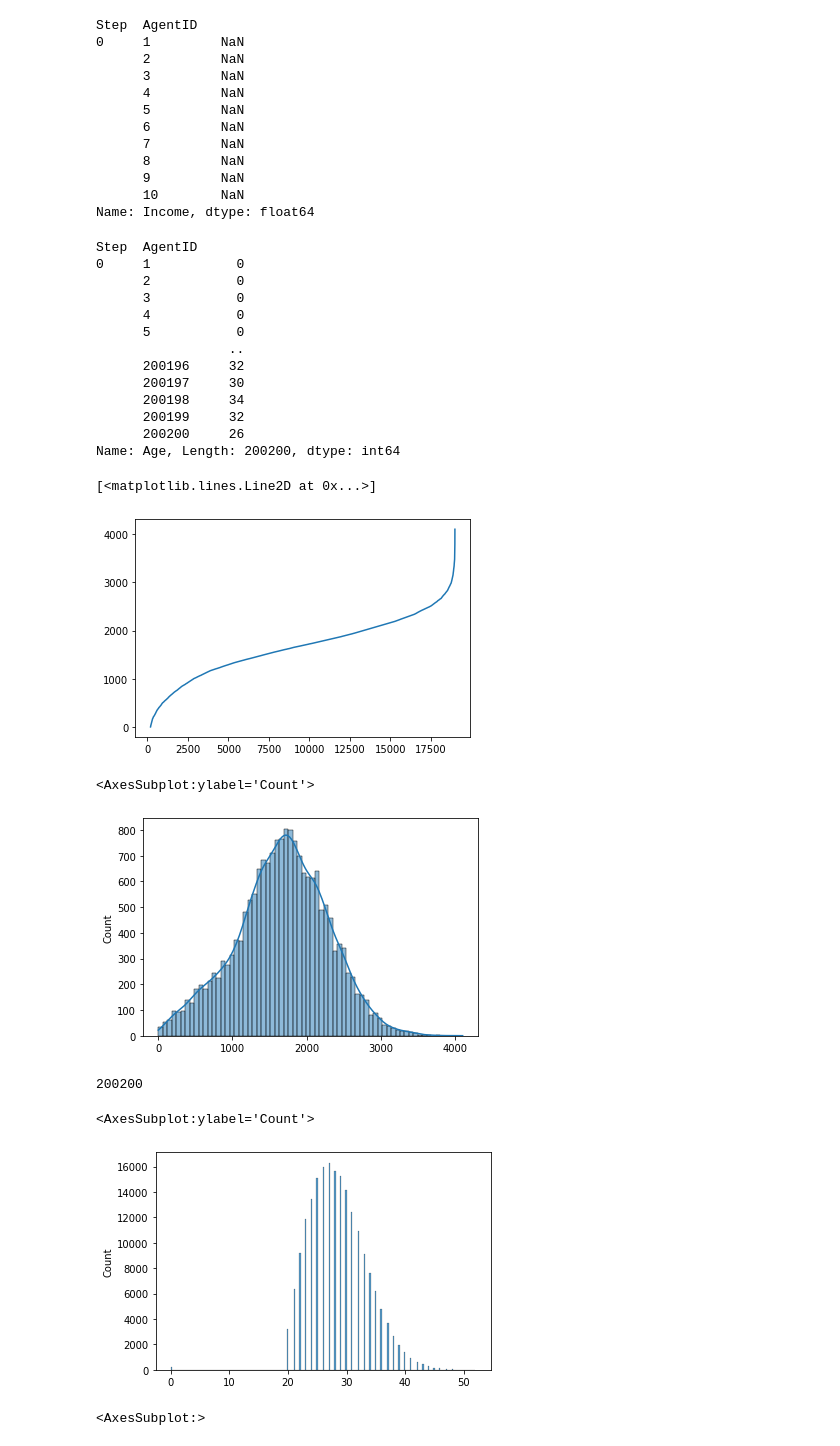
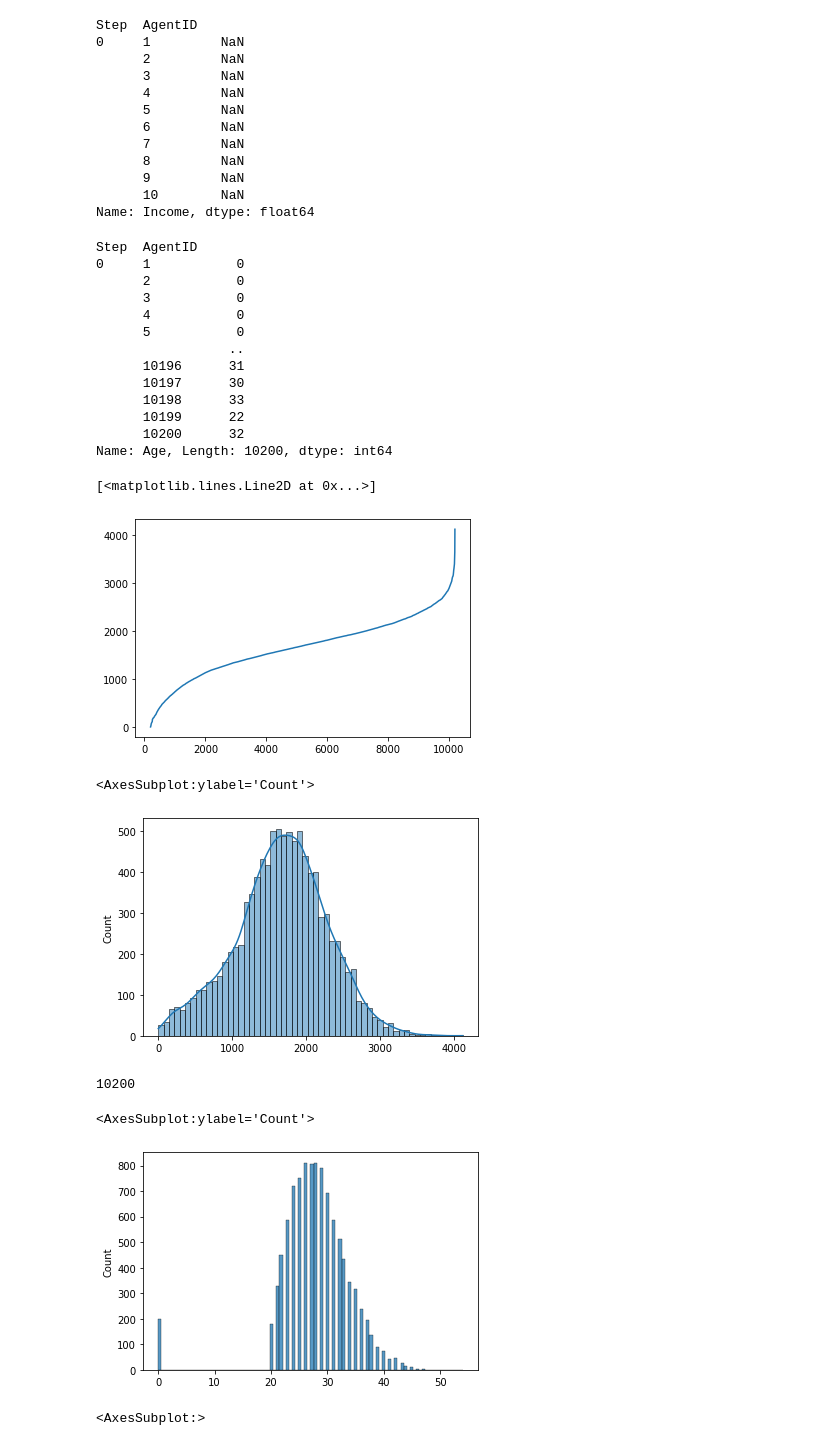
Before and after one commit to Caesar-blip/ABM, a Jupyter notebook: tests.ipynb, the cells around one changed output. Drawn from its saved outputs; the diff is of its cells as text; code cells hidden in the pictures.

```diff
--- a/tests.ipynb
+++ b/tests.ipynb
@@ -2,7 +2,7 @@
 from model import *
 import csv
 # %%
-model = HousingMarket(rental_cost = 2000, initial_houses=200, initial_households=200000)
+model = HousingMarket(rental_cost = 2000, initial_houses=200, initial_households=10000)
 model.run_model(1)
 agent_data = model.datacollector.get_agent_vars_dataframe()
 model_data = model.datacollector.get_model_vars_dataframe()
@@ -47,15 +47,15 @@ Step  AgentID
       4           0
       5           0
                  ..
-      200196     32
-      200197     30
-      200198     34
-      200199     32
-      200200     26
-Name: Age, Length: 200200, dtype: int64
+      10196      31
+      10197      30
+      10198      33
+      10199      22
+      10200      32
+Name: Age, Length: 10200, dtype: int64
 # %%
 incomes = []
-for i in range(19000):
+for i in range(len(agent_data["Income"])):
     incomes.append(agent_data["Income"].iloc[i])
 # %%
 import matplotlib.pyplot as plt
@@ -64,30 +64,28 @@ incomes.sort()
 plt.plot(incomes)
 # %% [output]
 [<matplotlib.lines.Line2D at 0x...>]
-[figure, old version]
+[figure, new version]
 # %%
 sns.histplot(incomes, kde=True)
 # %% [output]
 <AxesSubplot:ylabel='Count'>
-[figure, old version]
+[figure, new version]
 # %%
 print(len(agent_data["Income"]))
 # %% [output]
-200200
+10200
 # %%
 from collections import Counter
 
 ages = []
 for i in range(len(agent_data["Age"])):
     ages.append(agent_data["Age"].iloc[i])
 
-min(ages)
-max(ages)
 
 sns.histplot(ages)
 # %% [output]
 <AxesSubplot:ylabel='Count'>
-[figure, old version]
+[figure, new version]
 # %%
 model = HousingMarket(rental_cost = 500)
 model.run_model(10000)
```
Also changed, not shown: parts of 1 cell of this notebook, 2 other files.
